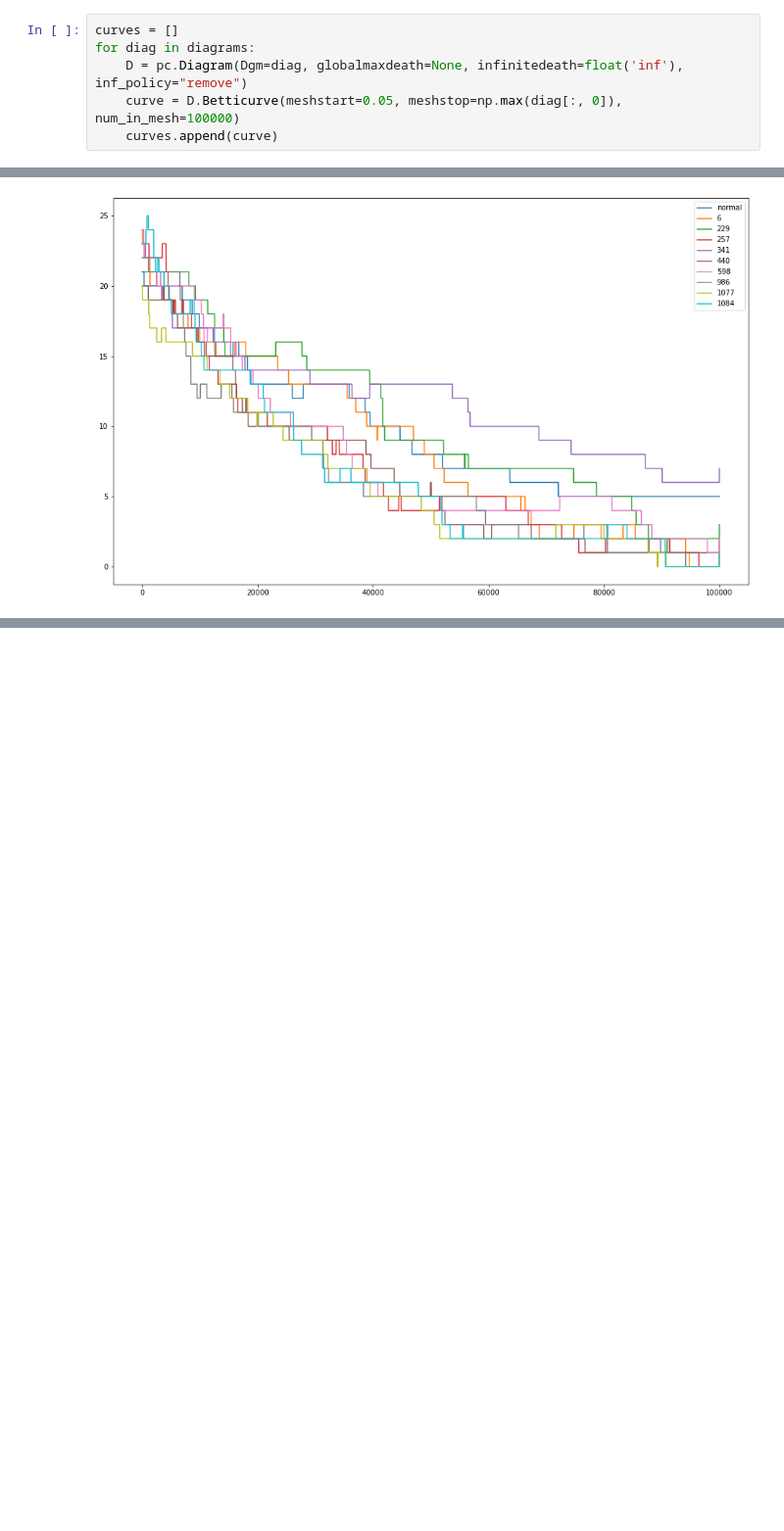
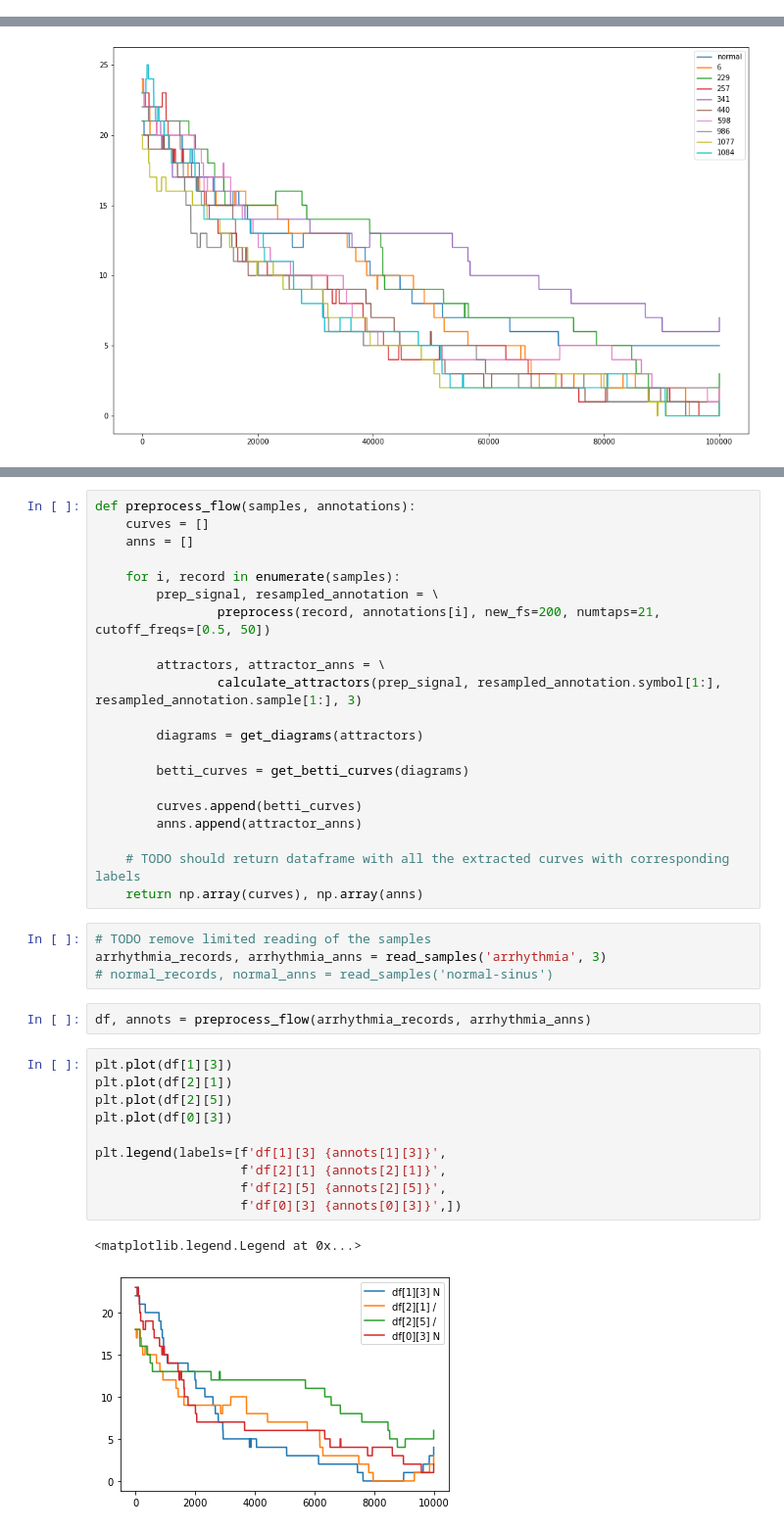
Before and after one commit to anticdimi/tda-arrhythmia-detection, a Jupyter notebook: src/prep.ipynb, the cells around one changed output, grey strips where cells are left out. Shown: that part at 98% size. Cells and saved outputs as stored; diff of their text form; blank space fills up the shorter version.

Commit message:
Reading files, preprocessing flow

```diff
--- a/src/prep.ipynb
+++ b/src/prep.ipynb
@@ -197,9 +186,3 @@ D_normal = pc.Diagram(Dgm=extract_numpy_from_diag(get_gudhi_diagram(attractors[2
-# %%
-curves = []
-for diag in diagrams:
-    D = pc.Diagram(Dgm=diag, globalmaxdeath=None, infinitedeath=float('inf'), inf_policy="remove")
-    curve = D.Betticurve(meshstart=0.05, meshstop=np.max(diag[:, 0]), num_in_mesh=100000)
-    curves.append(curve)
 # %%
 
 normal_curve = D_normal.Betticurve(meshstart=0.05, meshstop=np.max(diag[:, 0]), num_in_mesh=100000)
@@ -232,0 +238,40 @@ plt.legend(labels=['normal',
+# %%
+def preprocess_flow(samples, annotations):
+    curves = []
+    anns = []
+
+    for i, record in enumerate(samples):
+        prep_signal, resampled_annotation = \
+                preprocess(record, annotations[i], new_fs=200, numtaps=21, cutoff_freqs=[0.5, 50])
+
+        attractors, attractor_anns = \
+                calculate_attractors(prep_signal, resampled_annotation.symbol[1:], resampled_annotation.sample[1:], 3)
+
+        diagrams = get_diagrams(attractors)
+
+        betti_curves = get_betti_curves(diagrams)
+
+        curves.append(betti_curves)
+        anns.append(attractor_anns)
+
+    # TODO should return dataframe with all the extracted curves with corresponding labels
+    return np.array(curves), np.array(anns)
+# %%
+# TODO remove limited reading of the samples
+arrhythmia_records, arrhythmia_anns = read_samples('arrhythmia', 3)
+# normal_records, normal_anns = read_samples('normal-sinus')
+# %%
+df, annots = preprocess_flow(arrhythmia_records, arrhythmia_anns)
+# %%
+plt.plot(df[1][3])
+plt.plot(df[2][1])
+plt.plot(df[2][5])
+plt.plot(df[0][3])
+
+plt.legend(labels=[f'df[1][3] {annots[1][3]}',
+                   f'df[2][1] {annots[2][1]}',
+                   f'df[2][5] {annots[2][5]}',
+                   f'df[0][3] {annots[0][3]}',])
+# %% [output]
+<matplotlib.legend.Legend at 0x...>
+[figure, added]
```
Also changed, not shown: parts of 20 cells of this notebook.
